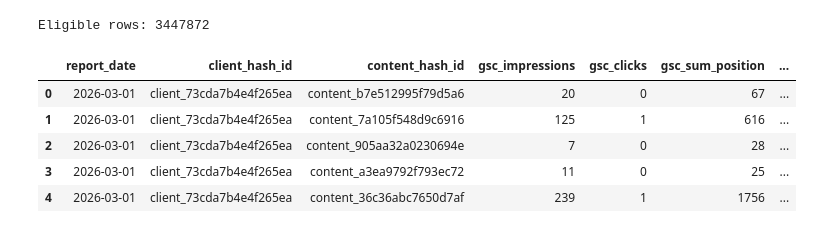
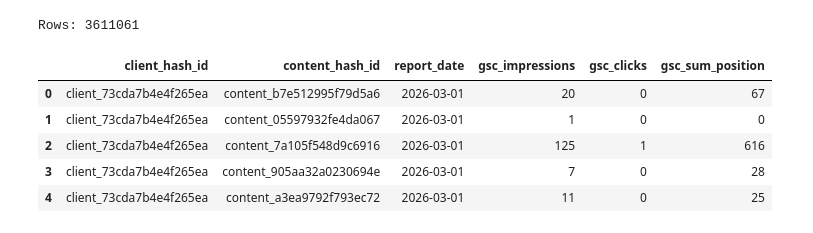
Before and after one commit to AliAlmasri7/FlyRank-ML, a Jupyter notebook: work/notebooks/w04_baseline_score.ipynb, the cells around one changed output. Drawn from its saved outputs; the diff is of its cells as text; code cells hidden in the pictures.

```diff
--- a/work/notebooks/w04_baseline_score.ipynb
+++ b/work/notebooks/w04_baseline_score.ipynb
@@ -130,30 +89,24 @@ columns[["column_name", "column_type"]]
 # %%
-# ------------------------------------------------------------
-# 6. Create the analysis dataset
-# ------------------------------------------------------------
-
 march_df = con.sql(f"""
 SELECT
-    report_date,
     client_hash_id,
     content_hash_id,
+    report_date,
     gsc_impressions,
     gsc_clicks,
-    gsc_sum_position,
-    gsc_avg_position
-FROM read_parquet('{table_path}')
-WHERE gsc_impressions > 0
-  AND gsc_avg_position > 0
+    gsc_sum_position
+FROM read_parquet('{march_path}')
+WHERE gsc_data_available IS TRUE
+  AND gsc_impressions > 0
 """).df()
 
-print("Eligible rows:", len(march_df))
-
+print("Rows:", len(march_df))
 march_df.head()
 # %% [output]
-Eligible rows: 3447872
+Rows: 3611061
-|  | report_date | client_hash_id | content_hash_id | gsc_impressions | gsc_clicks | gsc_sum_position | ... |
-| 0 | 2026-03-01 | client_73cda7b4e4f265ea | content_b7e512995f79d5a6 | 20 | 0 | 67 | ... |
-| 1 | 2026-03-01 | client_73cda7b4e4f265ea | content_7a105f548d9c6916 | 125 | 1 | 616 | ... |
-| 2 | 2026-03-01 | client_73cda7b4e4f265ea | content_905aa32a0230694e | 7 | 0 | 28 | ... |
-| 3 | 2026-03-01 | client_73cda7b4e4f265ea | content_a3ea9792f793ec72 | 11 | 0 | 25 | ... |
-| 4 | 2026-03-01 | client_73cda7b4e4f265ea | content_36c36abc7650d7af | 239 | 1 | 1756 | ... |
+|  | client_hash_id | content_hash_id | report_date | gsc_impressions | gsc_clicks | gsc_sum_position |
+| 0 | client_73cda7b4e4f265ea | content_b7e512995f79d5a6 | 2026-03-01 | 20 | 0 | 67 |
+| 1 | client_73cda7b4e4f265ea | content_05597932fe4da067 | 2026-03-01 | 1 | 0 | 0 |
+| 2 | client_73cda7b4e4f265ea | content_7a105f548d9c6916 | 2026-03-01 | 125 | 1 | 616 |
+| 3 | client_73cda7b4e4f265ea | content_905aa32a0230694e | 2026-03-01 | 7 | 0 | 28 |
+| 4 | client_73cda7b4e4f265ea | content_a3ea9792f793ec72 | 2026-03-01 | 11 | 0 | 25 |
```
Also changed, not shown: parts of 27 cells of this notebook.
